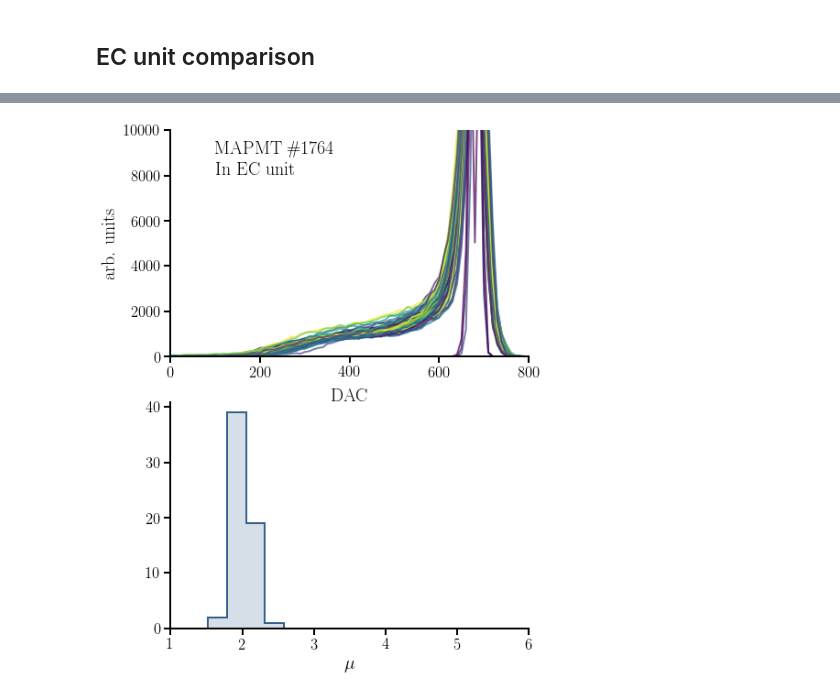
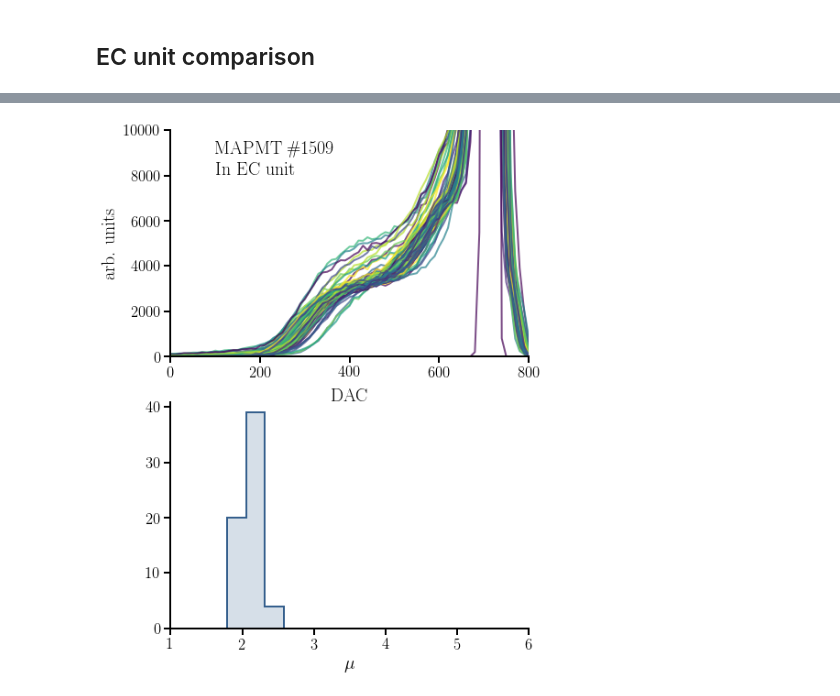
Before and after one commit to cescalara/pmt_gain_comparison, a Jupyter notebook: explain_scurve.ipynb, the cells around one changed output, grey strips where cells are left out. Drawn from its saved outputs; the diff is of its cells as text; code cells hidden in the pictures.

```diff
--- a/explain_scurve.ipynb
+++ b/explain_scurve.ipynb
@@ -164,7 +164,7 @@ unpot_data = 'unpotted_data/'
 pot_data = 'potted_data/PMT/'
 
 # Choose PMT (0-13)
-i = 7
+i = 3
 
 # Load fixed config
 PMT=int(setup[i][0])
@@ -207,18 +207,18 @@ fig.savefig('figures/before_potting.pdf', dpi=500, bbox_inches='tight')
 # %%
 fig, ax = plt.subplots(2, 1)
 fig.set_size_inches(7, 10)
 ax[0].set_prop_cycle(cool_cycler)
 ax[0].plot(DAC_PM_pot, pmt_pot, alpha=0.7)
-ax[0].set_ylim(0, 1e4)
+ax[0].set_ylim(0, y_lim)
 
 ax[0].set_xlabel('DAC', labelpad=10, fontsize=fs)
 ax[0].set_ylabel('arb. units', labelpad=5, fontsize=fs)
 ax[0].text(100, 9000, 'MAPMT \#' + str(PMT), fontsize=fs)
 ax[0].text(100, 8000, 'In EC unit', fontsize=fs)
 
 ax[1].hist(gains_after, bins=bins, alpha=0.2, color=plt.cm.viridis(0.3));
 ax[1].hist(gains_after, bins=bins, histtype='step', lw=2, color=plt.cm.viridis(0.3));
 ax[1].set_xlabel('$\mu$', fontsize=fs)
 fig.savefig('figures/after_potting.pdf', dpi=500, bbox_inches='tight')
 # %% [output]
-[figure, old version]
+[figure, new version]
```
Also changed, not shown: parts of 2 cells of this notebook, 4 other files.
